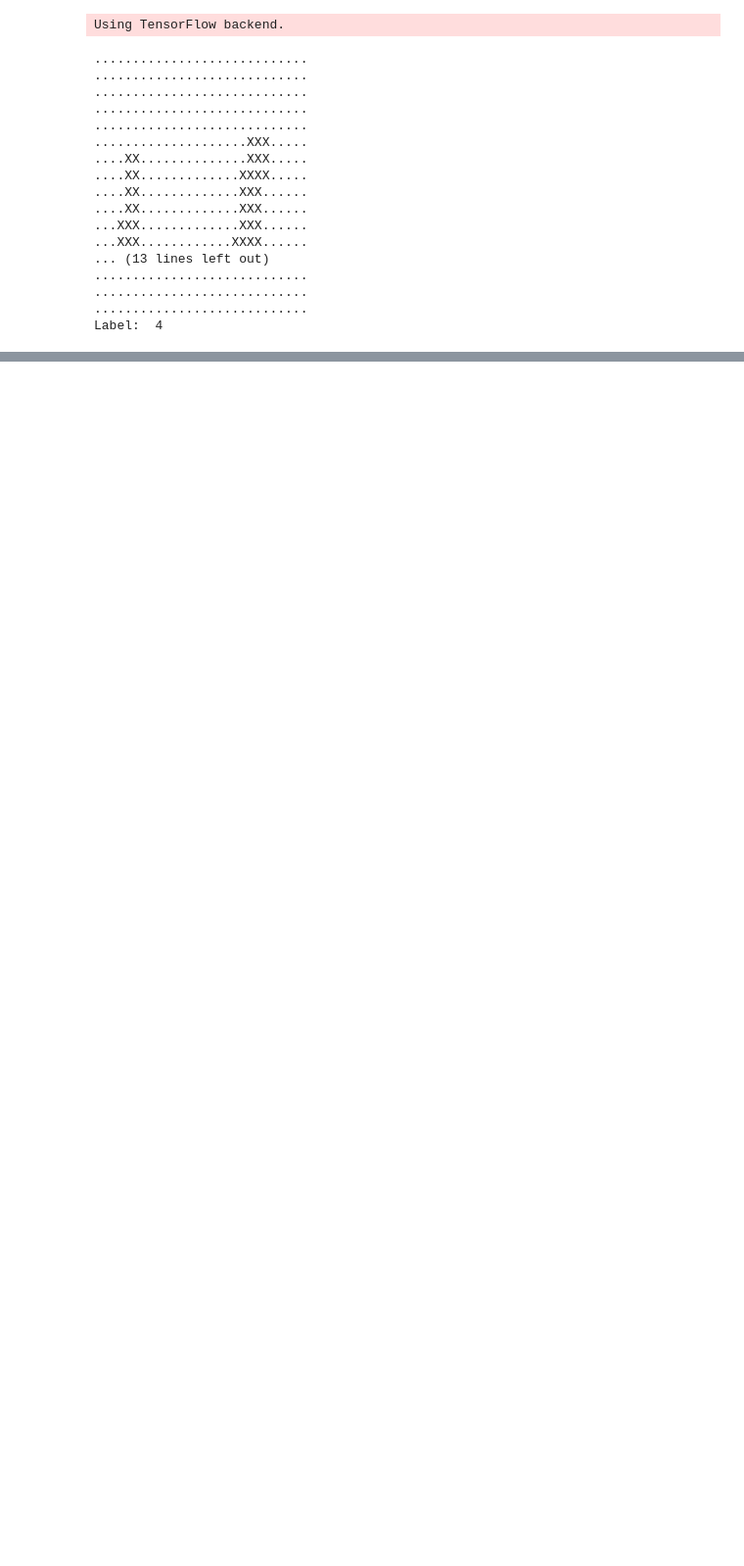
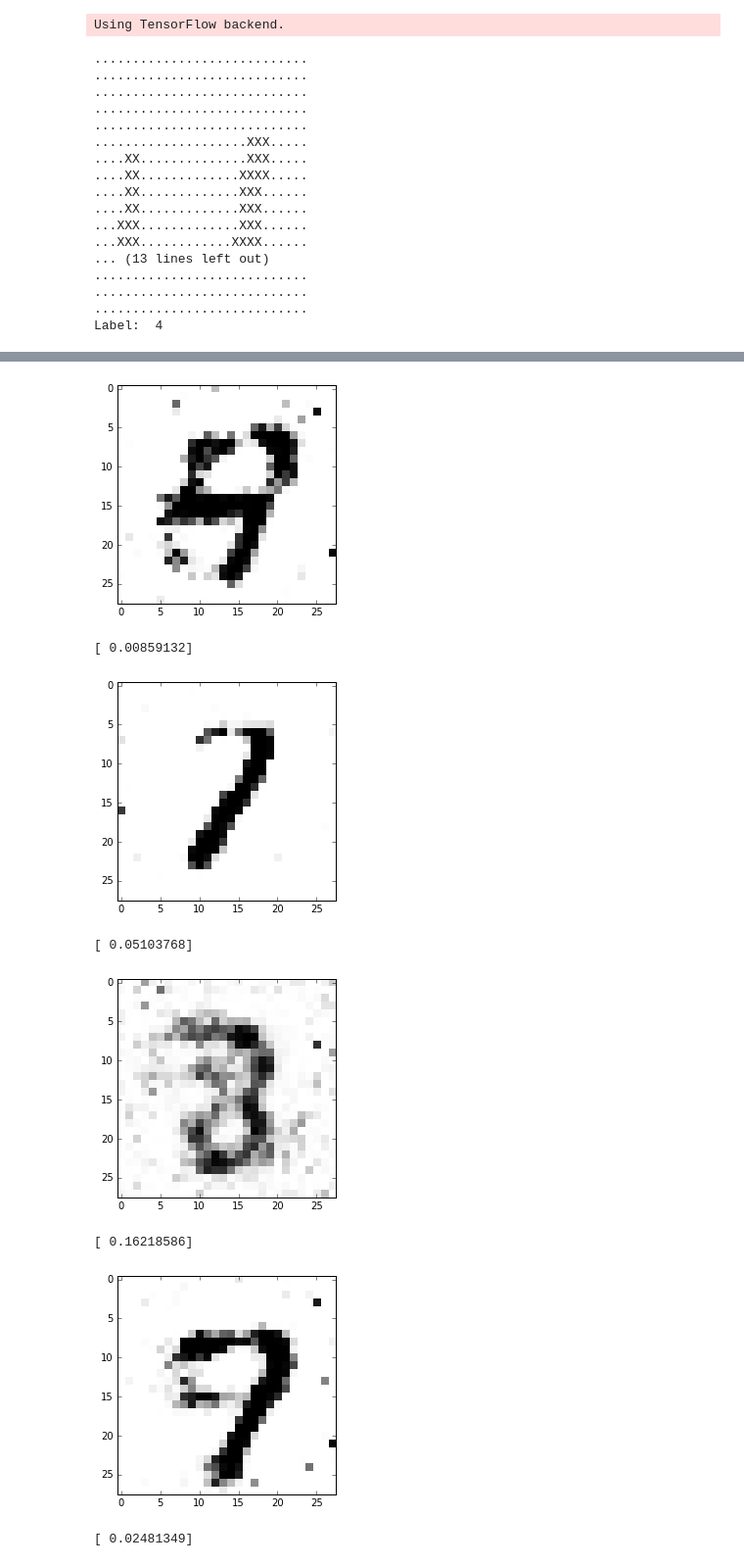
Before and after one commit to arjung128/deep-learning-experiments, a Jupyter notebook: Generative_Adversarial_Network.ipynb, the cells around one changed output, grey strips where cells are left out. Shown at 98% size. Saved outputs shown, nothing was run; the diff lists cells and outputs as text; code cells hidden in the pictures; blank space fills up the shorter version.

Commit message:
added test results

```diff
--- a/Generative_Adversarial_Network.ipynb
+++ b/Generative_Adversarial_Network.ipynb
@@ -103,0 +164,20 @@ gan.compile(loss='binary_crossentropy', optimizer=Adam(lr=0.0002, beta_1=0.5))
+# %%
+# Display a sample of the results
+examples = 5
+noise = np.random.normal(0, 1, size=[examples, random_dim])
+generated_images = generator.predict(noise)
+arr = discriminator.predict(generated_images)
+generated_images = generated_images.reshape(examples, 28, 28)
+for k in range(examples):
+    plt.imshow(generated_images[k], interpolation='nearest', cmap='gray_r')
+    plt.show()
+    print(arr[k])
+# %% [output]
+[figure, added]
+[ 0.00859132]
+[figure, added]
+[ 0.05103768]
+[figure, added]
+[ 0.16218586]
+[figure, added]
+[ 0.02481349]
```
Also changed, not shown: parts of 3 cells of this notebook.
